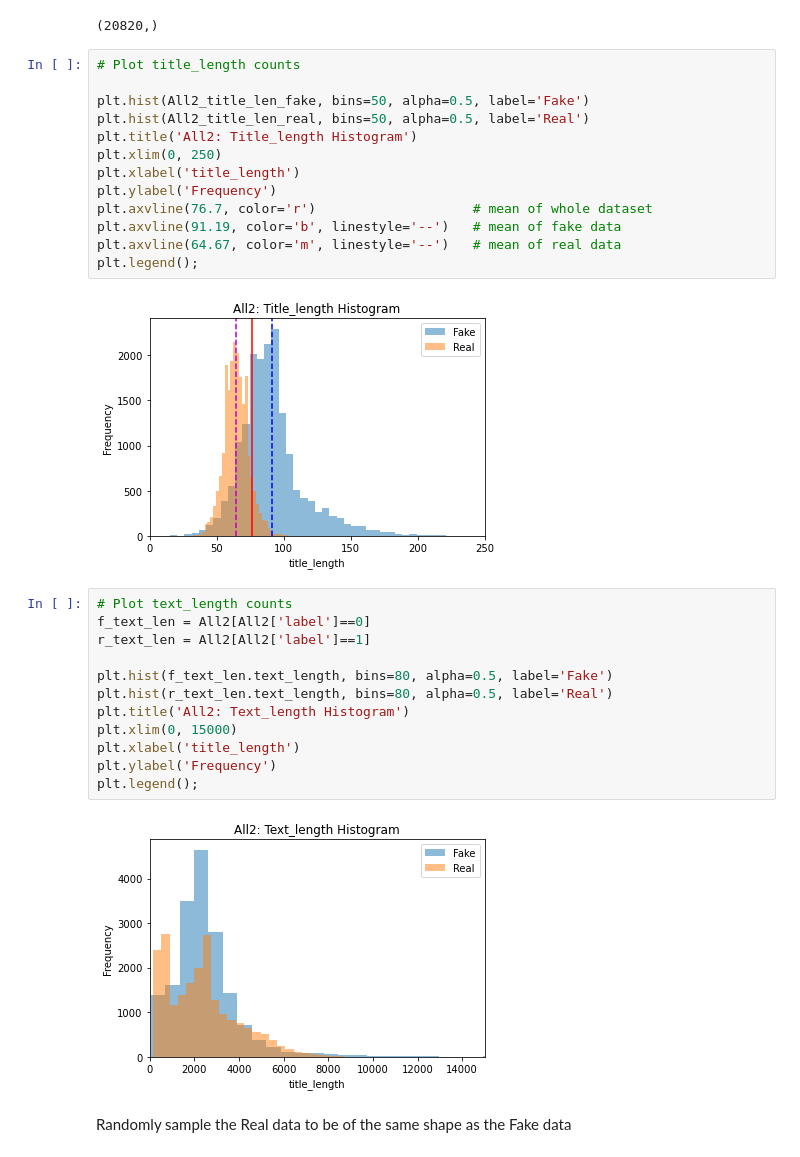
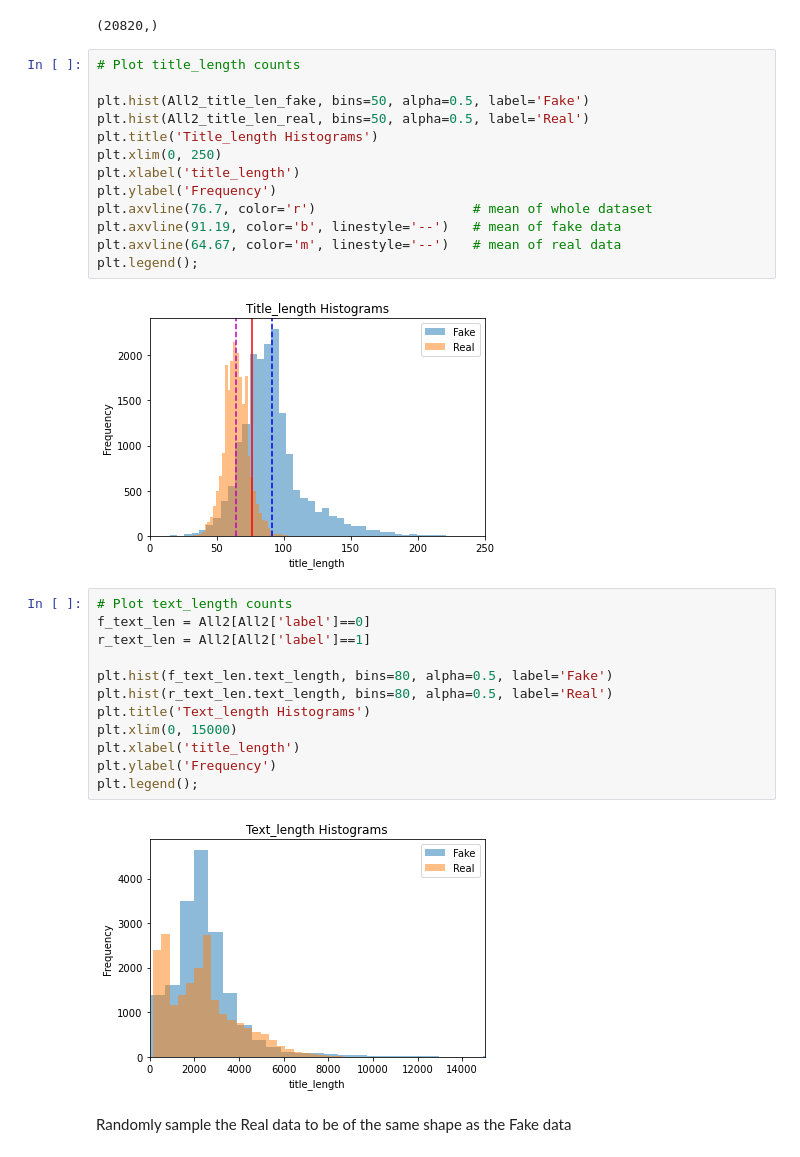
Before and after one commit to ssatti0/Fake-and-Real-News, a Jupyter notebook: Statistical Analysis.ipynb, the cells around one changed output. Cells and saved outputs as stored; diff of their text form.

```diff
--- a/Statistical Analysis.ipynb
+++ b/Statistical Analysis.ipynb
@@ -135,18 +134,18 @@ All2_title_len_real.shape
 # %%
 # Plot title_length counts
 
 plt.hist(All2_title_len_fake, bins=50, alpha=0.5, label='Fake')
 plt.hist(All2_title_len_real, bins=50, alpha=0.5, label='Real')
-plt.title('All2: Title_length Histogram')
+plt.title('Title_length Histograms')
 plt.xlim(0, 250)
 plt.xlabel('title_length')
 plt.ylabel('Frequency')
 plt.axvline(76.7, color='r')                    # mean of whole dataset
 plt.axvline(91.19, color='b', linestyle='--')   # mean of fake data
 plt.axvline(64.67, color='m', linestyle='--')   # mean of real data
 plt.legend();
 # %% [output]
-[figure, old version]
+[figure, new version]
 # %%
 # Plot text_length counts
 f_text_len = All2[All2['label']==0]
@@ -154,13 +153,13 @@ r_text_len = All2[All2['label']==1]
 
 plt.hist(f_text_len.text_length, bins=80, alpha=0.5, label='Fake')
 plt.hist(r_text_len.text_length, bins=80, alpha=0.5, label='Real')
-plt.title('All2: Text_length Histogram')
+plt.title('Text_length Histograms')
 plt.xlim(0, 15000)
 plt.xlabel('title_length')
 plt.ylabel('Frequency')
 plt.legend();
 # %% [output]
-[figure, old version]
+[figure, new version]
 # %% [markdown]
 Randomly sample the Real data to be of the same shape as the Fake data
 # %%
```
Also changed, not shown: parts of 4 cells of this notebook.
